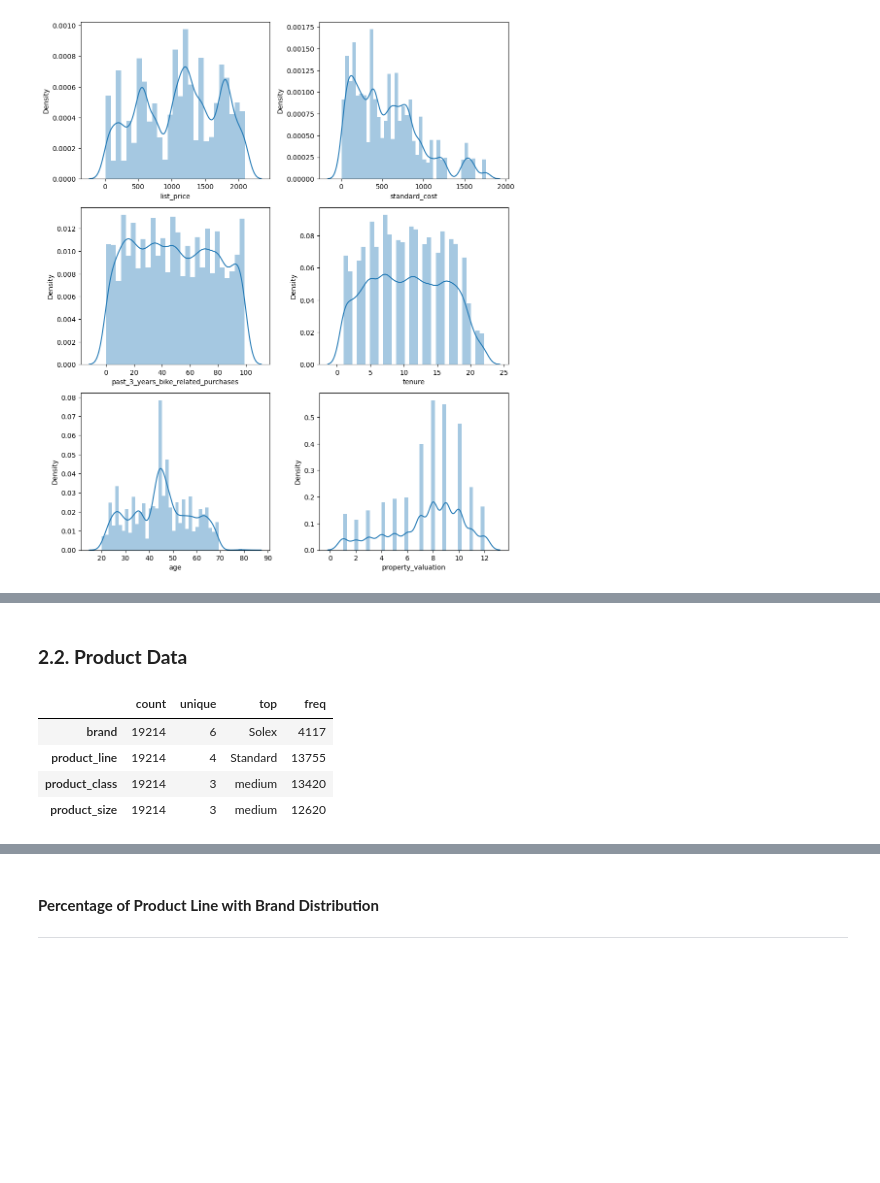
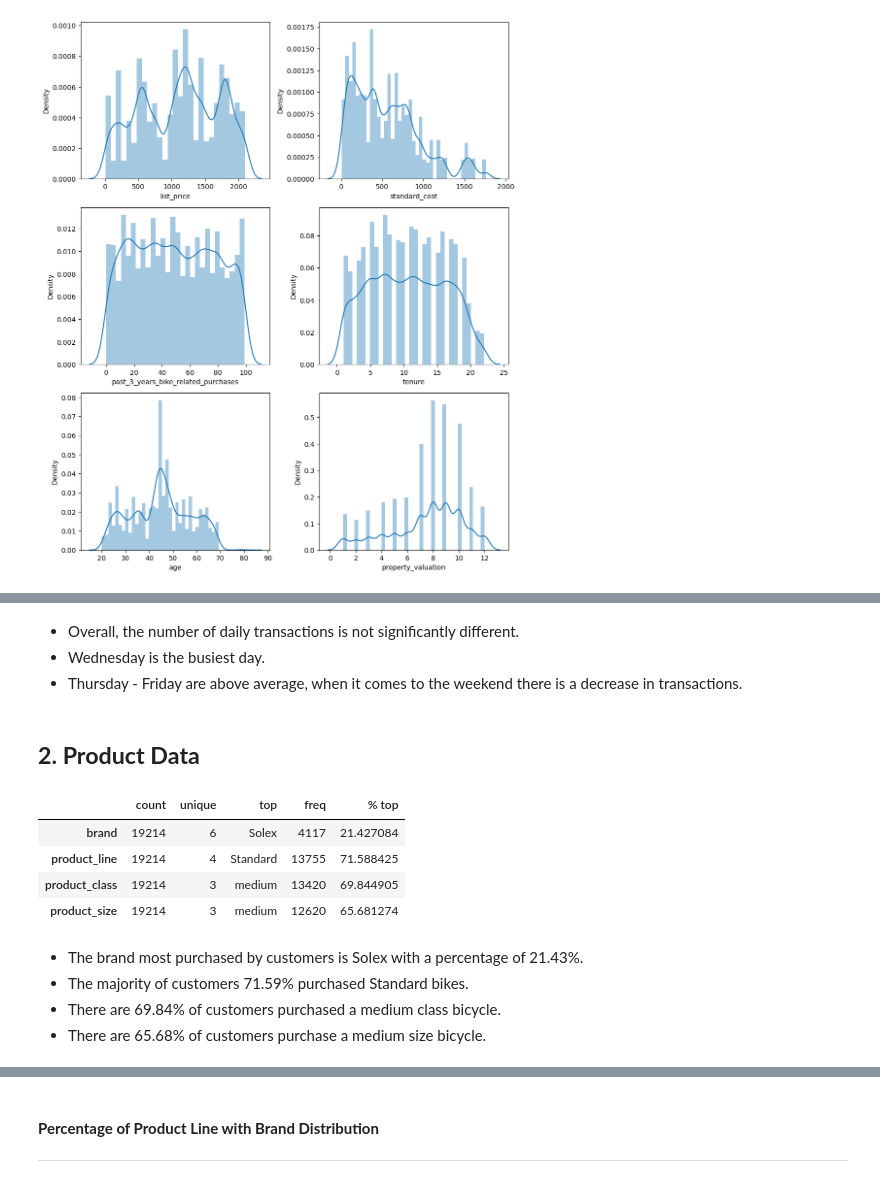
Before and after one commit to faizns/VIX-Data-Analytics-KPMG-AU, a Jupyter notebook: Task 2 - KPMG VIX.ipynb, the cells around one changed output, grey strips where cells are left out. Saved outputs shown, nothing was run; the diff lists cells and outputs as text; code cells hidden in the pictures; blank space fills up the shorter version.

```diff
--- a/Task 2 - KPMG VIX.ipynb
+++ b/Task 2 - KPMG VIX.ipynb
@@ -558,15 +445,26 @@ plt.xticks(rotation=45)
+# %% [markdown]
+- Overall, the number of daily transactions is not significantly different.
+- Wednesday is the busiest day.
+- Thursday - Friday are above average, when it comes to the weekend there is a decrease in transactions.
 # %% [markdown]
-### **2.2. Product Data**
+## **2. Product Data**
 # %%
 data_product = data_merged.copy()
 # %%
-data_product[['brand', 'product_line', 'product_class', 'product_size']].describe().T
+stat = data_product[['brand', 'product_line', 'product_class', 'product_size']].describe().T
+stat['% top'] = stat['freq']/stat['count']*100
+stat
 # %% [output]
-|  | count | unique | top | freq |
-| brand | 19214 | 6 | Solex | 4117 |
-| product_line | 19214 | 4 | Standard | 13755 |
-| product_class | 19214 | 3 | medium | 13420 |
-| product_size | 19214 | 3 | medium | 12620 |
+|  | count | unique | top | freq | % top |
+| brand | 19214 | 6 | Solex | 4117 | 21.427084 |
+| product_line | 19214 | 4 | Standard | 13755 | 71.588425 |
+| product_class | 19214 | 3 | medium | 13420 | 69.844905 |
+| product_size | 19214 | 3 | medium | 12620 | 65.681274 |
+# %% [markdown]
+- The brand most purchased by customers is Solex with a percentage of 21.43%.
+- The majority of customers 71.59% purchased Standard bikes.
+- There are 69.84% of customers purchased a medium class bicycle.
+- There are 65.68% of customers purchase a medium size bicycle.
 # %%
 # brand percentage
 brand = data_cust['brand'].value_counts().reset_index()
```
Also changed, not shown: parts of 173 cells of this notebook.
